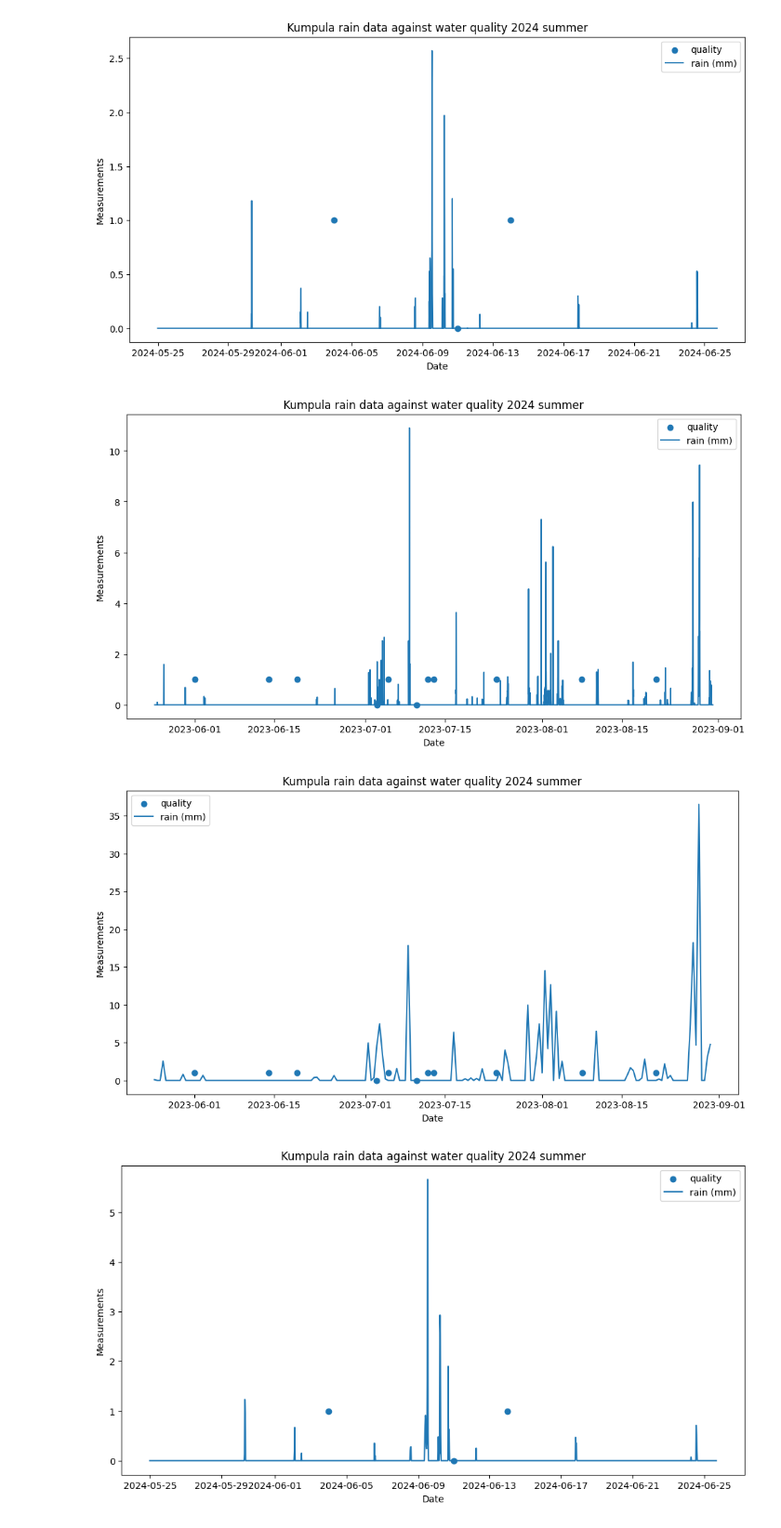
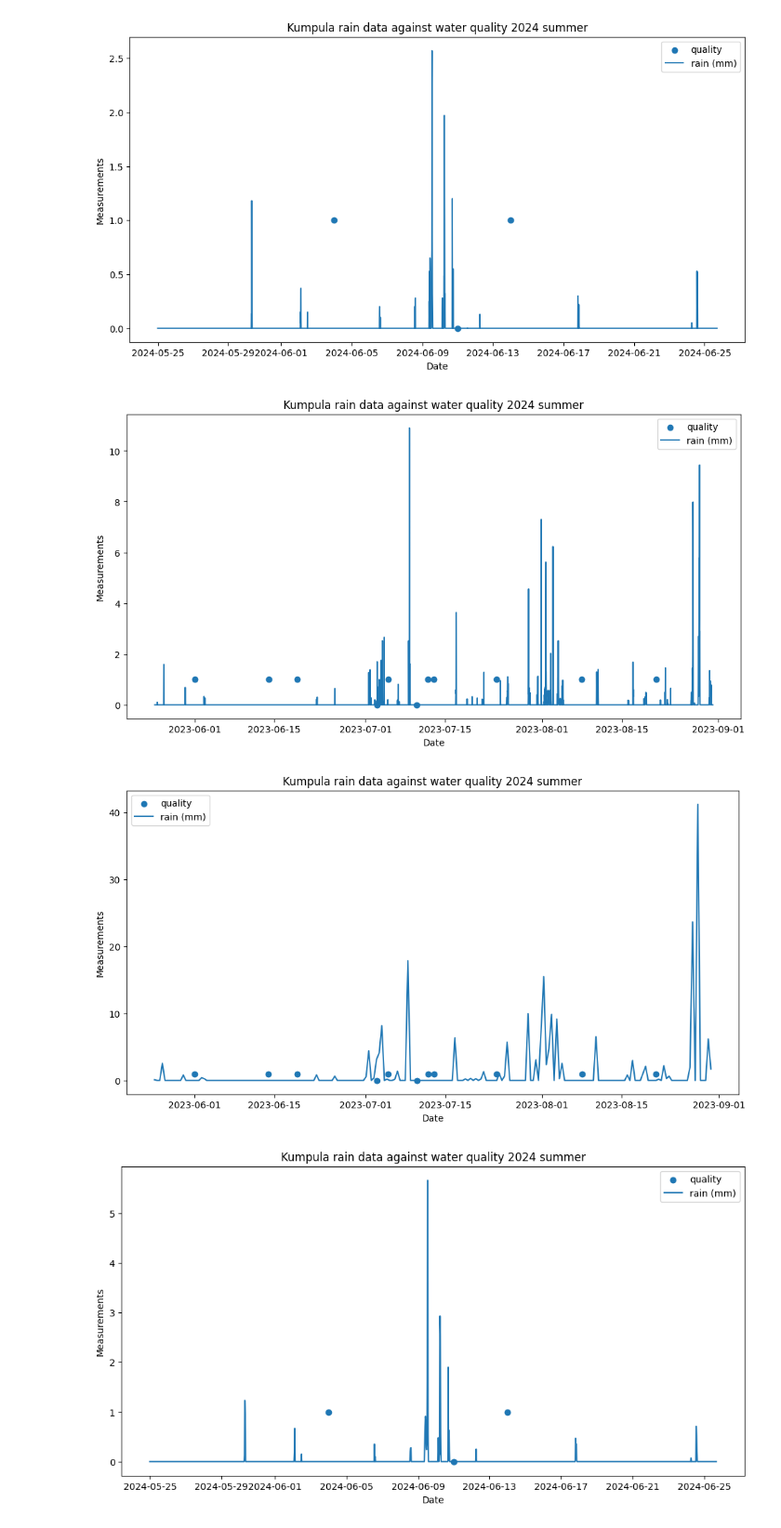
Before and after one commit to shaiggon/pikkukoski-analysis, a Jupyter notebook: analysis.ipynb, the cells around one changed output. Shown: that part at 93% size. Drawn from its saved outputs; the diff is of its cells as text; code cells hidden in the pictures.

```diff
--- a/analysis.ipynb
+++ b/analysis.ipynb
@@ -119,10 +115,10 @@ plt.show()
 # %% [output]
 [figure]
 # %%
-quality = pd.read_csv("pikkukoski_2024.csv")
+quality = pd.read_csv("data/pikkukoski_2024.csv")
 quality["date"] = pd.to_datetime(quality["date"])
 quality.set_index("date", inplace=True)
-weather = read_weather_data("Helsinki Kumpula_ 25.5.2024 - 25.6.2024_3733a5d6-a008-4858-9a88-88e3d33415e8.csv")
+weather = read_weather_data("data/Helsinki Kumpula_ 25.5.2024 - 25.6.2024_3733a5d6-a008-4858-9a88-88e3d33415e8.csv")
 
 plt.figure(figsize=(12, 6))
 
@@ -140,8 +136,8 @@ plt.show()
 [figure]
 # %%
 def plot_2024_with_time_aggregate(resample_rate: str):
-  quality = read_pikkukoski_measurement("pikkukoski_2024.csv", 12)
-  weather = resample_weather_data(read_weather_data("Helsinki Kumpula_ 25.5.2024 - 25.6.2024_3733a5d6-a008-4858-9a88-88e3d33415e8.csv"), resample_rate)
+  quality = read_pikkukoski_measurement("data/pikkukoski_2024.csv", 12)
+  weather = resample_weather_data(read_weather_data("data/Helsinki Kumpula_ 25.5.2024 - 25.6.2024_3733a5d6-a008-4858-9a88-88e3d33415e8.csv"), resample_rate)
 
   plt.figure(figsize=(12, 6))
 
@@ -157,8 +153,8 @@ def plot_2024_with_time_aggregate(resample_rate: str):
   plt.show()
 
 def plot_2023_with_time_aggregate(resample_rate: str):
-  quality = read_pikkukoski_measurement("pikkukoski_2023.csv", 12)
-  weather = resample_weather_data(read_weather_data("Helsinki Kumpula_ 25.5.2023 - 30.8.2023_d6f3d181-df41-42ba-b2eb-77d9b687db9d.csv"), resample_rate)
+  quality = read_pikkukoski_measurement("data/pikkukoski_2023.csv", 12)
+  weather = resample_weather_data(read_weather_data("data/Helsinki Kumpula_ 25.5.2023 - 30.8.2023_d6f3d181-df41-42ba-b2eb-77d9b687db9d.csv"), resample_rate)
 
   plt.figure(figsize=(12, 6))
 
@@ -174,11 +170,11 @@ def plot_2023_with_time_aggregate(resample_rate: str):
   plt.show()
 # %%
 plot_2023_with_time_aggregate("30min")
-plot_2023_with_time_aggregate("12h")
+plot_2023_with_time_aggregate("11h")
 plot_2024_with_time_aggregate("30min")
 plot_2024_with_time_aggregate("12h")
 # %% [output]
 [figure]
-[figure, old version]
+[figure, new version]
 [figure]
 [figure]
```
Also changed, not shown: parts of 5 cells of this notebook, 9 other files.
